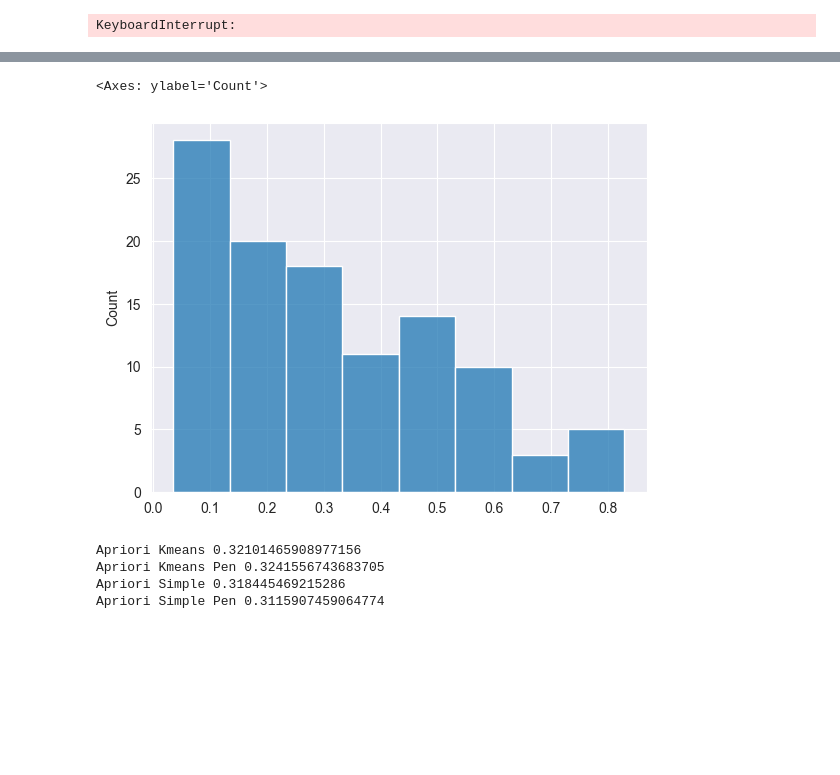
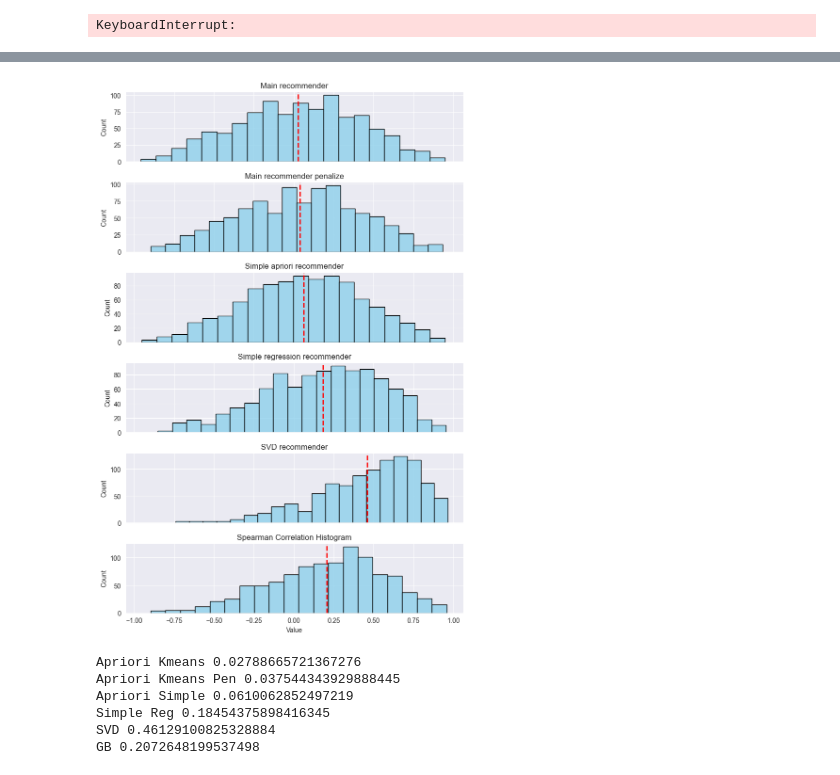
Before and after one commit to Fazill2/data-mining-project, a Jupyter notebook: notebooks/test_analysis.ipynb, the cells around one changed output, grey strips where cells are left out. Drawn from its saved outputs; the diff is of its cells as text; code cells hidden in the pictures; blank space fills up the shorter version.

Commit message:
Add svd model

```diff
--- a/notebooks/test_analysis.ipynb
+++ b/notebooks/test_analysis.ipynb
@@ -44,7 +25,11 @@ results = []
 # %%
-from src.models import AprioriKmeansRecommender, AprioriSimplestRecommender
+from src.models import AprioriKmeansRecommender, AprioriSimplestRecommender, SimpleRegressionRecommender, SVDRecommender, GBKmeansRecommender
 
-model = AprioriKmeansRecommender(movie_rec_df, min_support=0.1, k=21, min_confidence=0.5)
+model = AprioriKmeansRecommender(movie_rec_df, min_support=0.05, k=31, min_confidence=0.6)
+model.fit(train_set)
 simple_recommender = AprioriSimplestRecommender(movie_rec_df, min_support=0.1, min_confidence=0.5)
-model.fit(train_set)
-model.get_rules()
+simple_regression_recommender = SimpleRegressionRecommender(movie_rec_df)
+svd_recommender = SVDRecommender(movie_rec_df, n_epochs=25, n_factors=200)
+svd_recommender.fit(train_set)
+gb_recommender = GBKmeansRecommender(movie_rec_df)
+gb_recommender.fit(train_set)
@@ -69,3 +35,0 @@ model.get_rules()
-# %%
-test_user_ratings = test_set[test_set['userId'] == min(test_user_ids[test_user_ids != 0])]
-recommendations = model.recommend_for_user(test_user_ratings, top_n=10)
@@ -118,7 +70,9 @@ for test_user in test_user_ids:
 # %% [output]
 KeyboardInterrupt:
 # %%
-res = [r for r in res if r > 0]
-res_penalize = [r for r in res_penalize if r > 0]
-res_simple = [r for r in res_simple if r > 0]
-res_simple_penalize = [r for r in res_simple_penalize if r > 0]
+res = [r for r in res if r is not np.nan]
+res_penalize = [r for r in res_penalize if r is not np.nan]
+res_simple = [r for r in res_simple if r is not np.nan]
+res_simple_reg = [r for r in res_simple_reg if r is not np.nan]
+res_svd_recommender = [r for r in res_svd_recommender if r is not np.nan]
+res_gb_recommender = [r for r in res_gb_recommender if r is not np.nan]
@@ -140,15 +79,27 @@ sns.histplot(res_simple)
-# %%
-sns.histplot(res_simple_penalize)
-# %% [output]
-<Axes: ylabel='Count'>
-[figure, removed]
+# %%
+res_map = [
+    (res, "Main recommender"),
+    (res_penalize, "Main recommender penalize"),
+    (res_simple, "Simple apriori recommender"),
+    (res_simple_reg, "Simple regression recommender"),
+    (res_svd_recommender, "SVD recommender"),
+    (res_gb_recommender, "GB recommender")
+]
+# %%
+visualization.visualize_multiple_hist(res_map, "Spearman Correlation Histogram")
+# %% [output]
+[figure, added]
 # %%
 print('Apriori Kmeans', np.mean(res))
 print('Apriori Kmeans Pen', np.mean(res_penalize))
 print('Apriori Simple', np.mean(res_simple))
-print('Apriori Simple Pen', np.mean(res_simple_penalize))
+print('Simple Reg', np.mean(res_simple_reg))
+print('SVD', np.mean(res_svd_recommender))
+print('GB', np.mean(res_gb_recommender))
 # %% [output]
-Apriori Kmeans 0.32101465908977156
-Apriori Kmeans Pen 0.3241556743683705
-Apriori Simple 0.318445469215286
-Apriori Simple Pen 0.3115907459064774
+Apriori Kmeans 0.02788665721367276
+Apriori Kmeans Pen 0.037544343929888445
+Apriori Simple 0.0610062852497219
+Simple Reg 0.18454375898416345
+SVD 0.46129100825328884
+GB 0.2072648199537498
```
Also changed, not shown: parts of 10 cells of this notebook, 7 other files.
